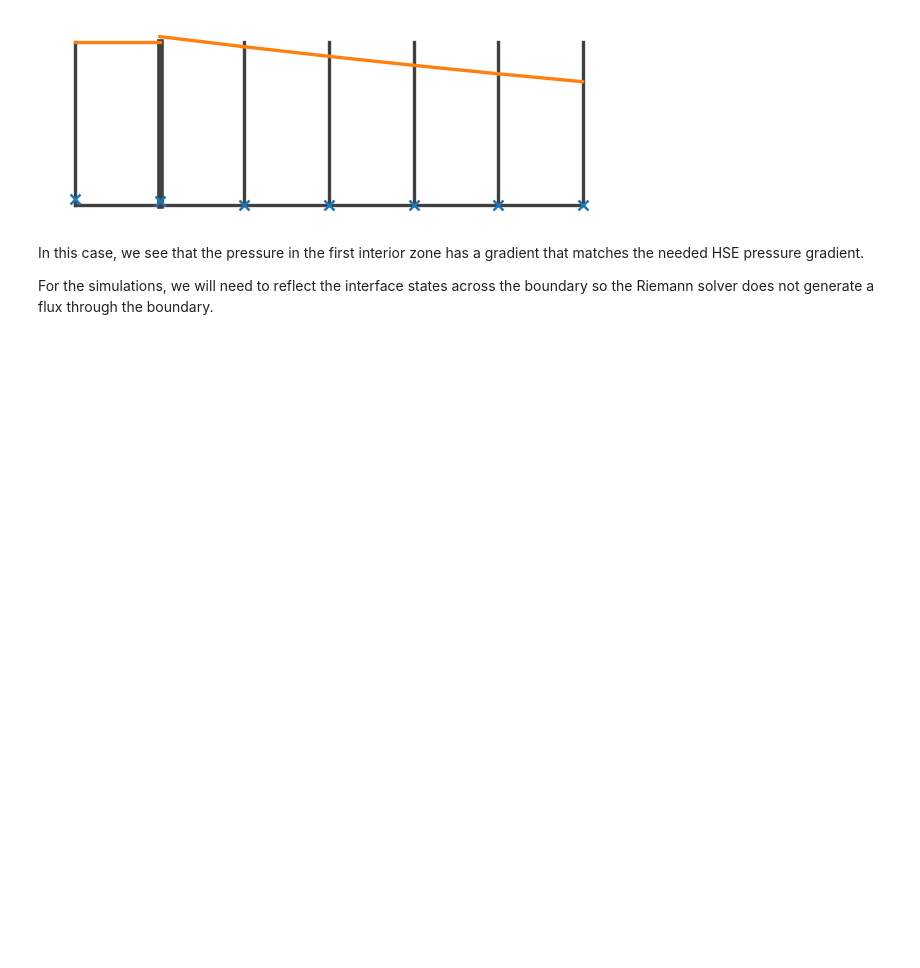
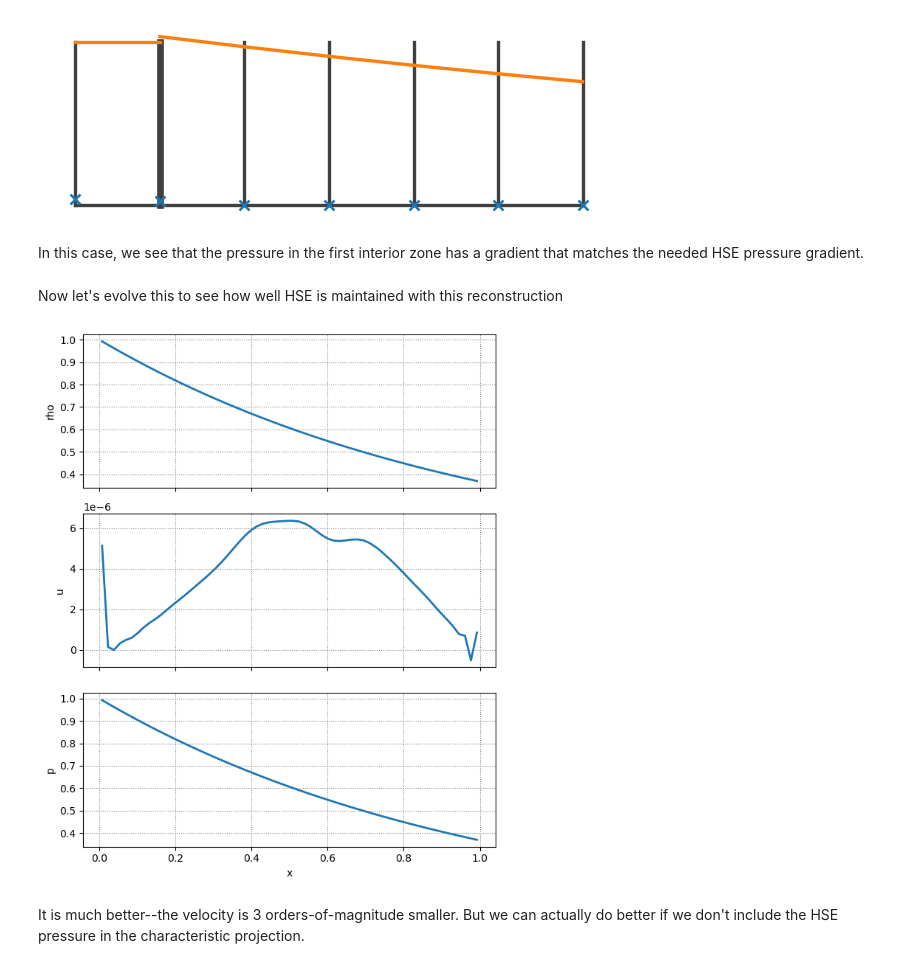
Before and after one commit to python-hydro/ppmpy, a Jupyter notebook: docs/hse-reconstruction.ipynb, the cells around one changed output. Drawn from its saved outputs; the diff is of its cells as text; code cells hidden in the pictures; blank space fills up the shorter version.

```diff
--- a/docs/hse-reconstruction.ipynb
+++ b/docs/hse-reconstruction.ipynb
@@ -58,5 +169,18 @@ e.draw_prim(gp2, e.v.qp)
 [figure]
 # %% [markdown]
 In this case, we see that the pressure in the first interior zone has a gradient that matches the needed HSE pressure gradient.
-
-For the simulations, we will need to reflect the interface states across the boundary so the Riemann solver does not generate a flux through the boundary.
+# %% [markdown]
+Now let's evolve this to see how well HSE is maintained with this reconstruction
+# %%
+nx = 64
+e = Euler(nx, 0.5, init_cond=hse,
+          grav_func=constant_gravity,
+          use_hse_reconstruction=True,
+          bc_left_type="reflect", bc_right_type="reflect", params=params)
+e.evolve(0.5, verbose=False)
+fig = e.plot_prim()
+# %% [output]
+[figure, added]
+# %% [markdown]
+It is much better--the velocity is 3 orders-of-magnitude smaller.  But we can actually do better
+if we don't include the HSE pressure in the characteristic projection.
```
Also changed, not shown: parts of 13 cells of this notebook.
